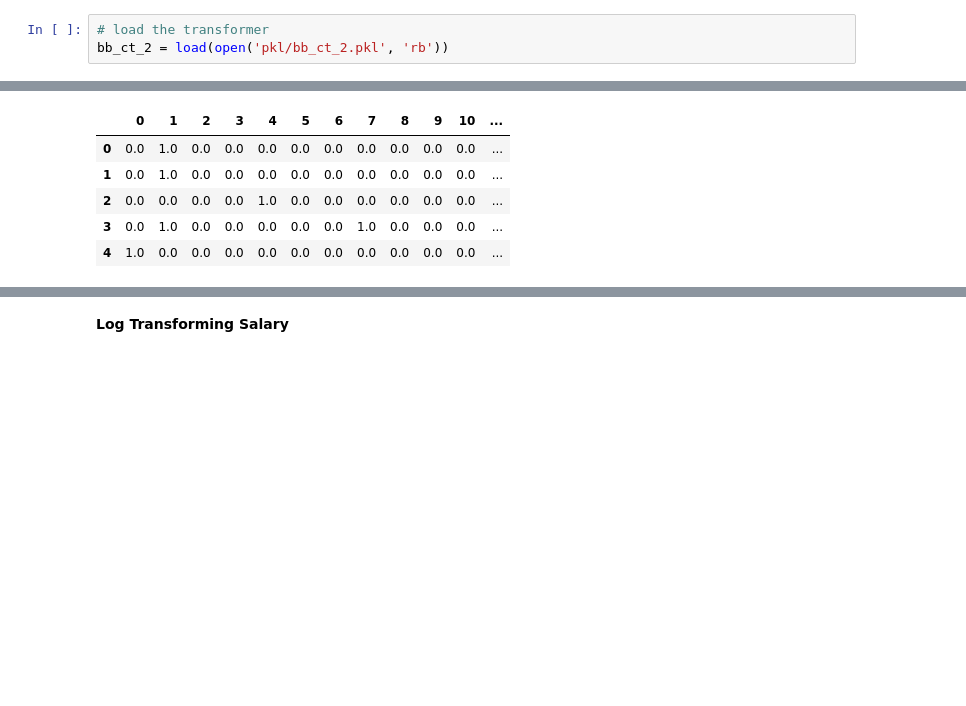
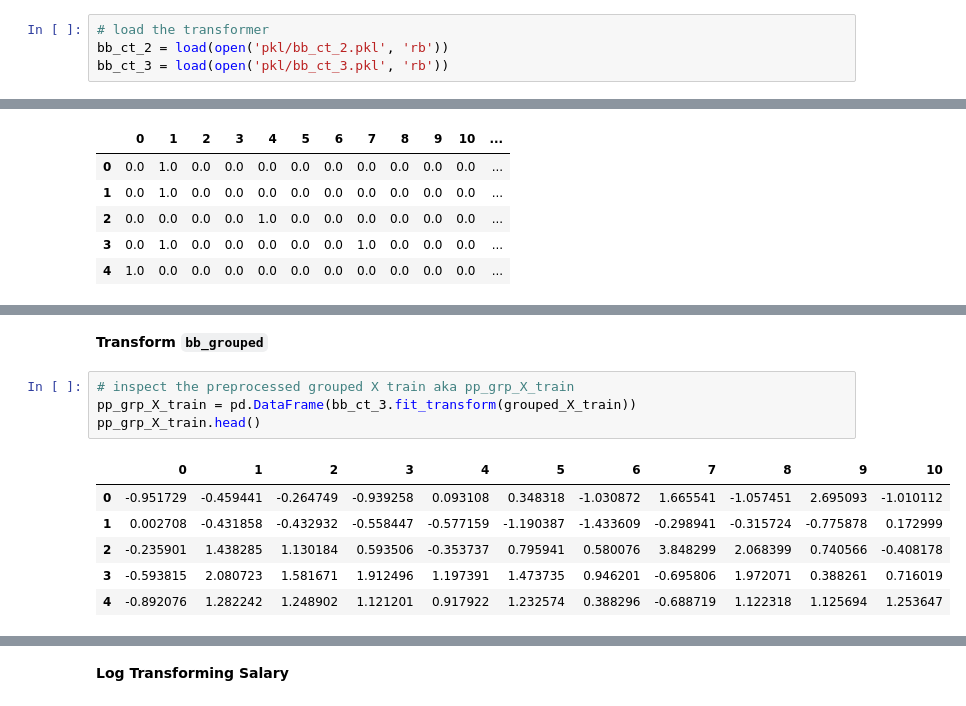
Before and after one commit to eric8395/baseball-analytics, a Jupyter notebook: Modeling - Batting Basic.ipynb, the cells around one changed output, grey strips where cells are left out. Drawn from its saved outputs; the diff is of its cells as text; blank space fills up the shorter version.

```diff
--- a/Modeling - Batting Basic.ipynb
+++ b/Modeling - Batting Basic.ipynb
@@ -229,3 +305,4 @@ dump(bb_ct_2, open('pkl/bb_ct_2.pkl', 'wb'))
 # %%
 # load the transformer
 bb_ct_2 = load(open('pkl/bb_ct_2.pkl', 'rb'))
+bb_ct_3 = load(open('pkl/bb_ct_3.pkl', 'rb'))
@@ -263,0 +343,13 @@ pp_bb_X_test.shape
+# %% [markdown]
+**Transform `bb_grouped`**
+# %%
+# inspect the preprocessed grouped X train aka pp_grp_X_train
+pp_grp_X_train = pd.DataFrame(bb_ct_3.fit_transform(grouped_X_train))
+pp_grp_X_train.head()
+# %% [output]
+|  | 0 | 1 | 2 | 3 | 4 | 5 | 6 | 7 | 8 | 9 | 10 |
+| 0 | -0.951729 | -0.459441 | -0.264749 | -0.939258 | 0.093108 | 0.348318 | -1.030872 | 1.665541 | -1.057451 | 2.695093 | -1.010112 |
+| 1 | 0.002708 | -0.431858 | -0.432932 | -0.558447 | -0.577159 | -1.190387 | -1.433609 | -0.298941 | -0.315724 | -0.775878 | 0.172999 |
+| 2 | -0.235901 | 1.438285 | 1.130184 | 0.593506 | -0.353737 | 0.795941 | 0.580076 | 3.848299 | 2.068399 | 0.740566 | -0.408178 |
+| 3 | -0.593815 | 2.080723 | 1.581671 | 1.912496 | 1.197391 | 1.473735 | 0.946201 | -0.695806 | 1.972071 | 0.388261 | 0.716019 |
+| 4 | -0.892076 | 1.282242 | 1.248902 | 1.121201 | 0.917922 | 1.232574 | 0.388296 | -0.688719 | 1.122318 | 1.125694 | 1.253647 |
```
Also changed, not shown: parts of 100 cells of this notebook, 5 other files.
